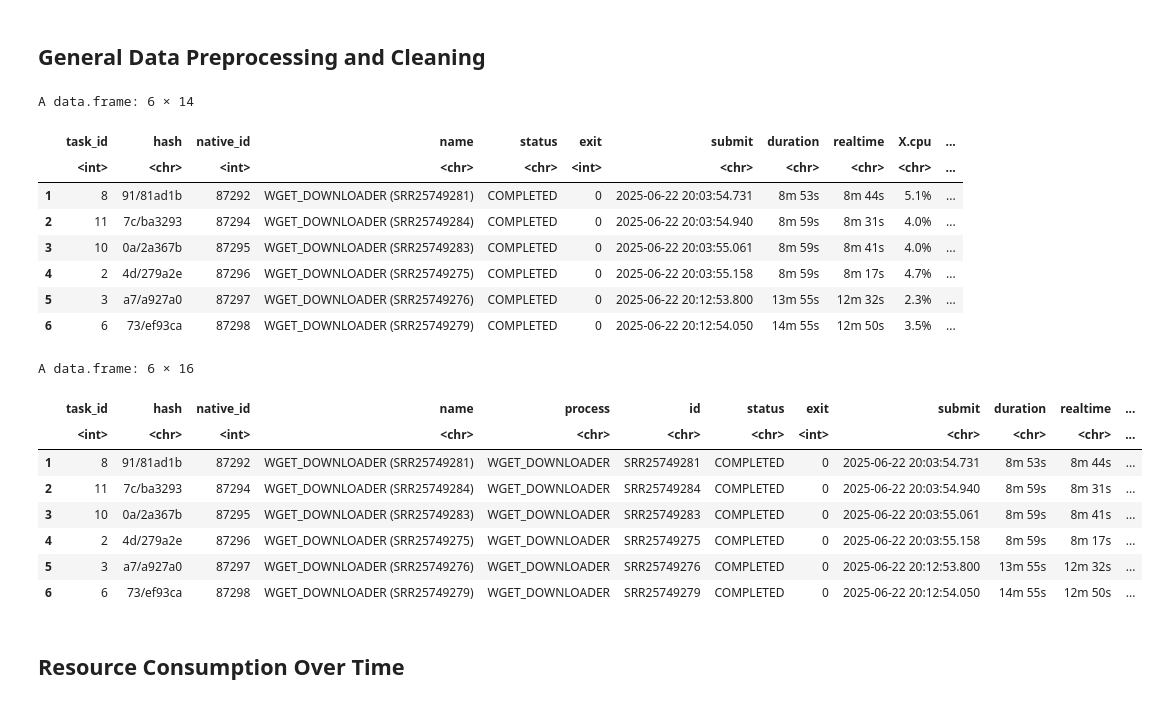
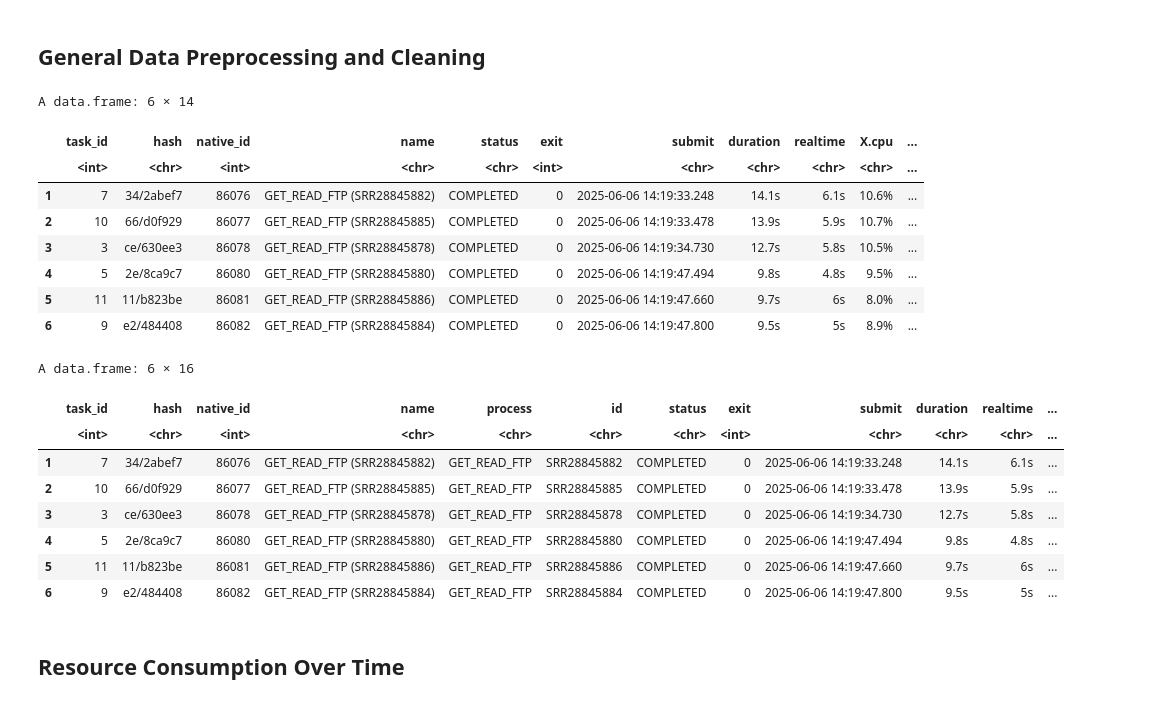
Before and after one commit to labbces/SpliceScape, a Jupyter notebook: performance_analysis/performance_analysis.ipynb, the cells around one changed output. Saved outputs shown, nothing was run; the diff lists cells and outputs as text; code cells hidden in the pictures.

```diff
--- a/performance_analysis/performance_analysis.ipynb
+++ b/performance_analysis/performance_analysis.ipynb
@@ -24,40 +45,40 @@ library(scales)      # For scaling functions
 ## General Data Preprocessing and Cleaning
 # %%
 # Read the trace data from a tab-delimited file
-trace_data <- read.delim("/home/bia/LandscapeSplicingGrasses/Results/landscapes/sbicolor/sbicolor_trace.txt", sep = "\t",
+trace_data <- read.delim("/home/bia/LandscapeSplicingGrasses/Results/landscapes/zmays_trace.txt", sep = "\t",
                          header = TRUE, stringsAsFactors = FALSE)
-species <- "Sorghum bicolor"
+species <- "Zea mays"
 head(trace_data)
 
 # Filter the data to include only completed processes
 trace_data_processed <- trace_data %>% filter(status == "COMPLETED")
 
 # Separate the 'name' column into 'process' and 'id'
 trace_data_processed <- trace_data_processed %>%
   separate(name, into = c("process", "id"),
            sep = " \\(", extra = "merge", remove = FALSE) %>%
   mutate(id = gsub("\\)", "", id))
 
 head(trace_data_processed)
 # %% [output]
 A data.frame: 6 × 14
 |  | task_id | hash | native_id | name | status | exit | submit | duration | realtime | X.cpu | ... |
 |  | <int> | <chr> | <int> | <chr> | <chr> | <int> | <chr> | <chr> | <chr> | <chr> | ... |
-| 1 | 8 | 91/81ad1b | 87292 | WGET_DOWNLOADER (SRR25749281) | COMPLETED | 0 | 2025-06-22 20:03:54.731 | 8m 53s | 8m 44s | 5.1% | ... |
-| 2 | 11 | 7c/ba3293 | 87294 | WGET_DOWNLOADER (SRR25749284) | COMPLETED | 0 | 2025-06-22 20:03:54.940 | 8m 59s | 8m 31s | 4.0% | ... |
-| 3 | 10 | 0a/2a367b | 87295 | WGET_DOWNLOADER (SRR25749283) | COMPLETED | 0 | 2025-06-22 20:03:55.061 | 8m 59s | 8m 41s | 4.0% | ... |
-| 4 | 2 | 4d/279a2e | 87296 | WGET_DOWNLOADER (SRR25749275) | COMPLETED | 0 | 2025-06-22 20:03:55.158 | 8m 59s | 8m 17s | 4.7% | ... |
-| 5 | 3 | a7/a927a0 | 87297 | WGET_DOWNLOADER (SRR25749276) | COMPLETED | 0 | 2025-06-22 20:12:53.800 | 13m 55s | 12m 32s | 2.3% | ... |
-| 6 | 6 | 73/ef93ca | 87298 | WGET_DOWNLOADER (SRR25749279) | COMPLETED | 0 | 2025-06-22 20:12:54.050 | 14m 55s | 12m 50s | 3.5% | ... |
+| 1 | 7 | 34/2abef7 | 86076 | GET_READ_FTP (SRR28845882) | COMPLETED | 0 | 2025-06-06 14:19:33.248 | 14.1s | 6.1s | 10.6% | ... |
+| 2 | 10 | 66/d0f929 | 86077 | GET_READ_FTP (SRR28845885) | COMPLETED | 0 | 2025-06-06 14:19:33.478 | 13.9s | 5.9s | 10.7% | ... |
+| 3 | 3 | ce/630ee3 | 86078 | GET_READ_FTP (SRR28845878) | COMPLETED | 0 | 2025-06-06 14:19:34.730 | 12.7s | 5.8s | 10.5% | ... |
+| 4 | 5 | 2e/8ca9c7 | 86080 | GET_READ_FTP (SRR28845880) | COMPLETED | 0 | 2025-06-06 14:19:47.494 | 9.8s | 4.8s | 9.5% | ... |
+| 5 | 11 | 11/b823be | 86081 | GET_READ_FTP (SRR28845886) | COMPLETED | 0 | 2025-06-06 14:19:47.660 | 9.7s | 6s | 8.0% | ... |
+| 6 | 9 | e2/484408 | 86082 | GET_READ_FTP (SRR28845884) | COMPLETED | 0 | 2025-06-06 14:19:47.800 | 9.5s | 5s | 8.9% | ... |
 A data.frame: 6 × 16
 |  | task_id | hash | native_id | name | process | id | status | exit | submit | duration | realtime | ... |
 |  | <int> | <chr> | <int> | <chr> | <chr> | <chr> | <chr> | <int> | <chr> | <chr> | <chr> | ... |
-| 1 | 8 | 91/81ad1b | 87292 | WGET_DOWNLOADER (SRR25749281) | WGET_DOWNLOADER | SRR25749281 | COMPLETED | 0 | 2025-06-22 20:03:54.731 | 8m 53s | 8m 44s | ... |
-| 2 | 11 | 7c/ba3293 | 87294 | WGET_DOWNLOADER (SRR25749284) | WGET_DOWNLOADER | SRR25749284 | COMPLETED | 0 | 2025-06-22 20:03:54.940 | 8m 59s | 8m 31s | ... |
-| 3 | 10 | 0a/2a367b | 87295 | WGET_DOWNLOADER (SRR25749283) | WGET_DOWNLOADER | SRR25749283 | COMPLETED | 0 | 2025-06-22 20:03:55.061 | 8m 59s | 8m 41s | ... |
-| 4 | 2 | 4d/279a2e | 87296 | WGET_DOWNLOADER (SRR25749275) | WGET_DOWNLOADER | SRR25749275 | COMPLETED | 0 | 2025-06-22 20:03:55.158 | 8m 59s | 8m 17s | ... |
-| 5 | 3 | a7/a927a0 | 87297 | WGET_DOWNLOADER (SRR25749276) | WGET_DOWNLOADER | SRR25749276 | COMPLETED | 0 | 2025-06-22 20:12:53.800 | 13m 55s | 12m 32s | ... |
-| 6 | 6 | 73/ef93ca | 87298 | WGET_DOWNLOADER (SRR25749279) | WGET_DOWNLOADER | SRR25749279 | COMPLETED | 0 | 2025-06-22 20:12:54.050 | 14m 55s | 12m 50s | ... |
+| 1 | 7 | 34/2abef7 | 86076 | GET_READ_FTP (SRR28845882) | GET_READ_FTP | SRR28845882 | COMPLETED | 0 | 2025-06-06 14:19:33.248 | 14.1s | 6.1s | ... |
+| 2 | 10 | 66/d0f929 | 86077 | GET_READ_FTP (SRR28845885) | GET_READ_FTP | SRR28845885 | COMPLETED | 0 | 2025-06-06 14:19:33.478 | 13.9s | 5.9s | ... |
+| 3 | 3 | ce/630ee3 | 86078 | GET_READ_FTP (SRR28845878) | GET_READ_FTP | SRR28845878 | COMPLETED | 0 | 2025-06-06 14:19:34.730 | 12.7s | 5.8s | ... |
+| 4 | 5 | 2e/8ca9c7 | 86080 | GET_READ_FTP (SRR28845880) | GET_READ_FTP | SRR28845880 | COMPLETED | 0 | 2025-06-06 14:19:47.494 | 9.8s | 4.8s | ... |
+| 5 | 11 | 11/b823be | 86081 | GET_READ_FTP (SRR28845886) | GET_READ_FTP | SRR28845886 | COMPLETED | 0 | 2025-06-06 14:19:47.660 | 9.7s | 6s | ... |
+| 6 | 9 | e2/484408 | 86082 | GET_READ_FTP (SRR28845884) | GET_READ_FTP | SRR28845884 | COMPLETED | 0 | 2025-06-06 14:19:47.800 | 9.5s | 5s | ... |
 # %% [markdown]
 ## Resource Consumption Over Time
 # %% [markdown]
```
Also changed, not shown: parts of 7 cells of this notebook, 2 other files.
